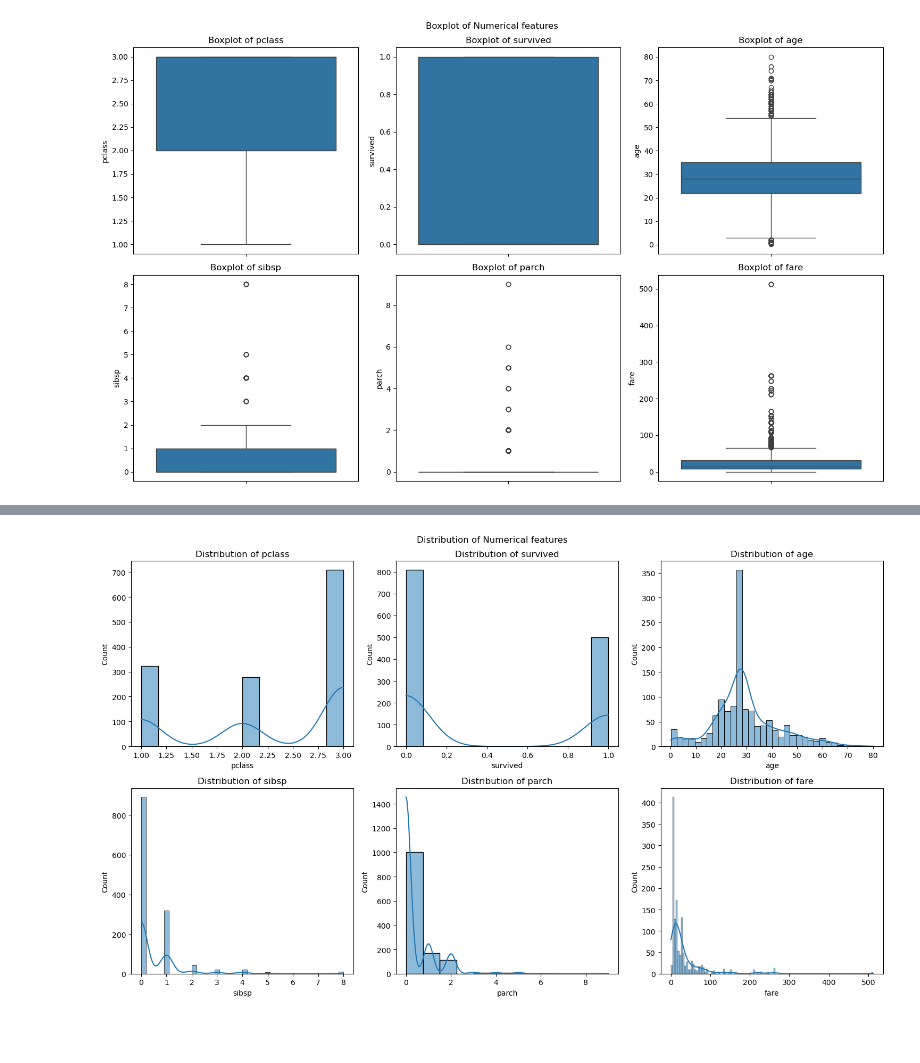
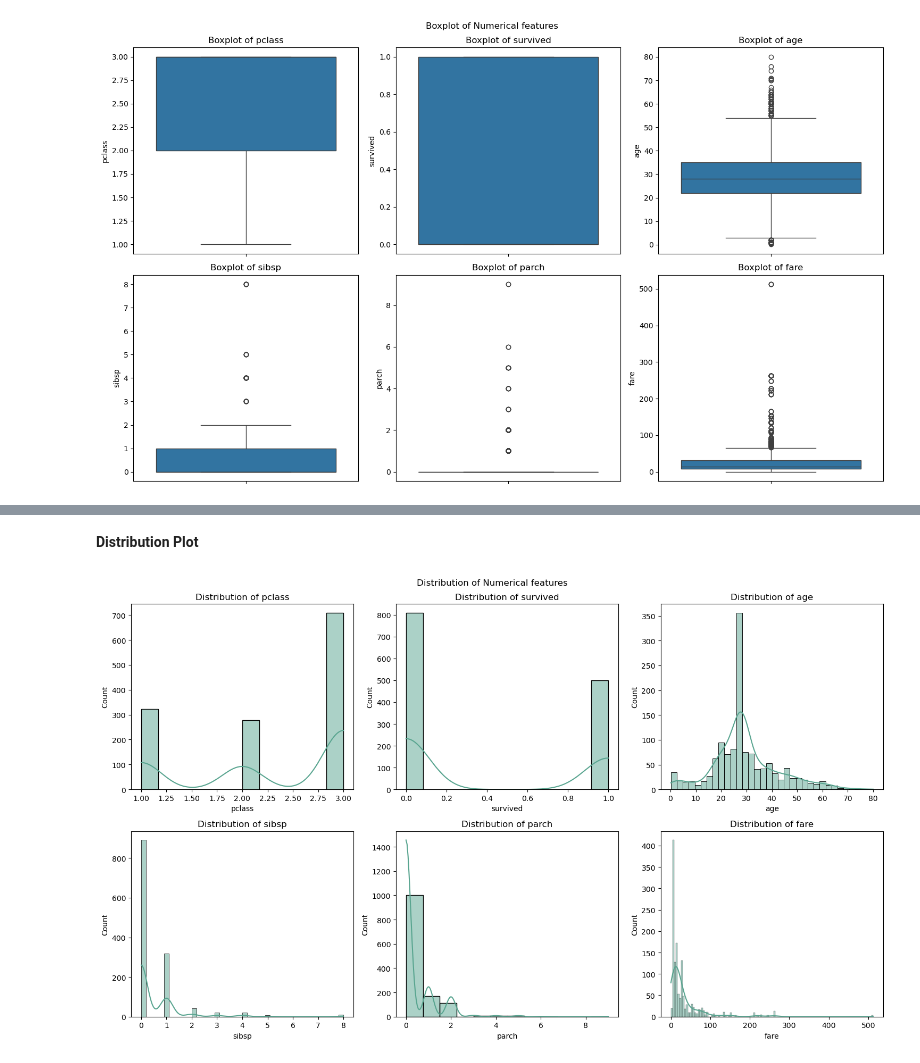
Before and after one commit to danisharain12/Exploratory-Data-Analysis-Projects, a Jupyter notebook: EDA_on_Titanic_Dataset/EDA_on_Titanic_Dataset.ipynb, the cells around one changed output, grey strips where cells are left out. Saved outputs shown, nothing was run; the diff lists cells and outputs as text; code cells hidden in the pictures; blank space fills up the shorter version.

```diff
--- a/EDA_on_Titanic_Dataset/EDA_on_Titanic_Dataset.ipynb
+++ b/EDA_on_Titanic_Dataset/EDA_on_Titanic_Dataset.ipynb
@@ -227,12 +253,14 @@ plt.show()
+# %% [markdown]
+**Distribution Plot**
 # %%
 plt.figure(figsize=(15,9))
 
 for i , col in enumerate(df.select_dtypes(include='number')):
     plt.subplot(2,3,i+1)
-    sns.histplot(data=df, x=col, kde=True)
+    sns.histplot(data=df, x=col, kde=True, color=sns.color_palette("crest")[1])
     plt.title(f'Distribution of {col}')
 plt.suptitle('Distribution of Numerical features')
 plt.tight_layout()
 plt.show()
 # %% [output]
-[figure, old version]
+[figure, new version]
```
Also changed, not shown: parts of 40 cells of this notebook.
